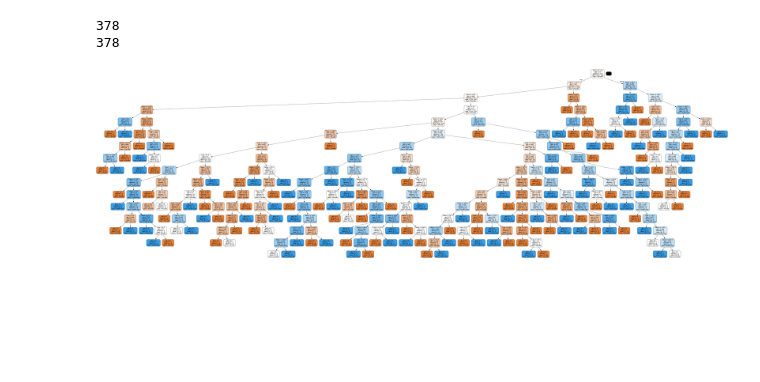
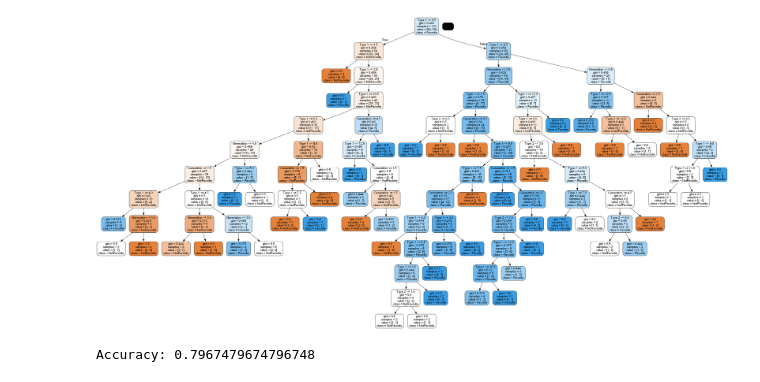
Before and after one commit to TheoTime01/Project_DataMining, a Jupyter notebook: train.ipynb, the cells around one changed output. Drawn from its saved outputs; the diff is of its cells as text; code cells hidden in the pictures; blank space fills up the shorter version.

Commit message:
prediction OK

```diff
--- a/train.ipynb
+++ b/train.ipynb
@@ -10,16 +12,3 @@ import json
 #import user.json as a dict
 with open('user.json', "r") as f:
         user=json.load(f)
-
-data = user["0"]["data"]
-result = user["0"]["result"]
-
-print(len(result))
-print(len(data))
-# %% [output]
-378
-378
-# %%
-# creating dataframes
-dataframe = pd.DataFrame(data, columns=["Name", "Type 1", "Type 2", "color","Generation", "legendary"])
-resultframe = pd.DataFrame(result, columns=["favorite"])
@@ -48,20 +26,33 @@ resultframe["favorite"] = le7.fit_transform(resultframe["favorite"])
+# %%
+# creating dataframes
+for i in range(0, len(user)):
+    data = user[str(i)]["data"]
+    result = user[str(i)]["result"]
+    dataframe = pd.DataFrame(data, columns=["Type 1", "Type 2", "Generation", "color", "legendary"])
+    resultframe = pd.DataFrame(result, columns=["favorite"])
+
+    # generating numerical labels
+    dataframe["Type 1"] = le1.fit_transform(dataframe["Type 1"])
+    dataframe["Type 2"] = le2.fit_transform(dataframe["Type 2"])
+    dataframe["color"] = le3.fit_transform(dataframe["color"])
+    dataframe["Generation"] = le4.fit_transform(dataframe["Generation"])
+    dataframe["legendary"] = le5.fit_transform(dataframe["legendary"])
+    resultframe["favorite"] = le6.fit_transform(resultframe["favorite"])
+    # Use of decision tree classifiers
+    dtc = dtc.fit(dataframe.values, resultframe)
 # %%
-# Use of decision tree classifiers
-dtc = tree.DecisionTreeClassifier()
-dtc = dtc.fit(dataframe.values, resultframe)
-
 dot_data = tree.export_graphviz(
     dtc,
     out_file=None,
     feature_names=dataframe.columns,
     filled=True,
     rounded=True,
-    class_names=le7.inverse_transform(resultframe.favorite.unique()),
+    class_names=le6.inverse_transform(resultframe.favorite.unique()),
 )
 graph = graphviz.Source(dot_data)
+
+pydot_graph = pydotplus.graph_from_dot_data(dot_data)
+img = Image(pydot_graph.create_png())
+display(img)
+# %% [output]
+[figure, added]
-# %%
-pydot_graph = pydotplus.graph_from_dot_data(dot_data)
-img = Image(pydot_graph.create_png())
-display(img)
-# %% [output]
-[figure, removed]
@@ -67,0 +63,4 @@ display(img)
+# %%
+print("Accuracy:",metrics.accuracy_score(resultframe, dtc.predict(dataframe)))
+# %% [output]
+Accuracy: 0.7967479674796748
```
Also changed, not shown: parts of 4 cells of this notebook, 7 other files.
